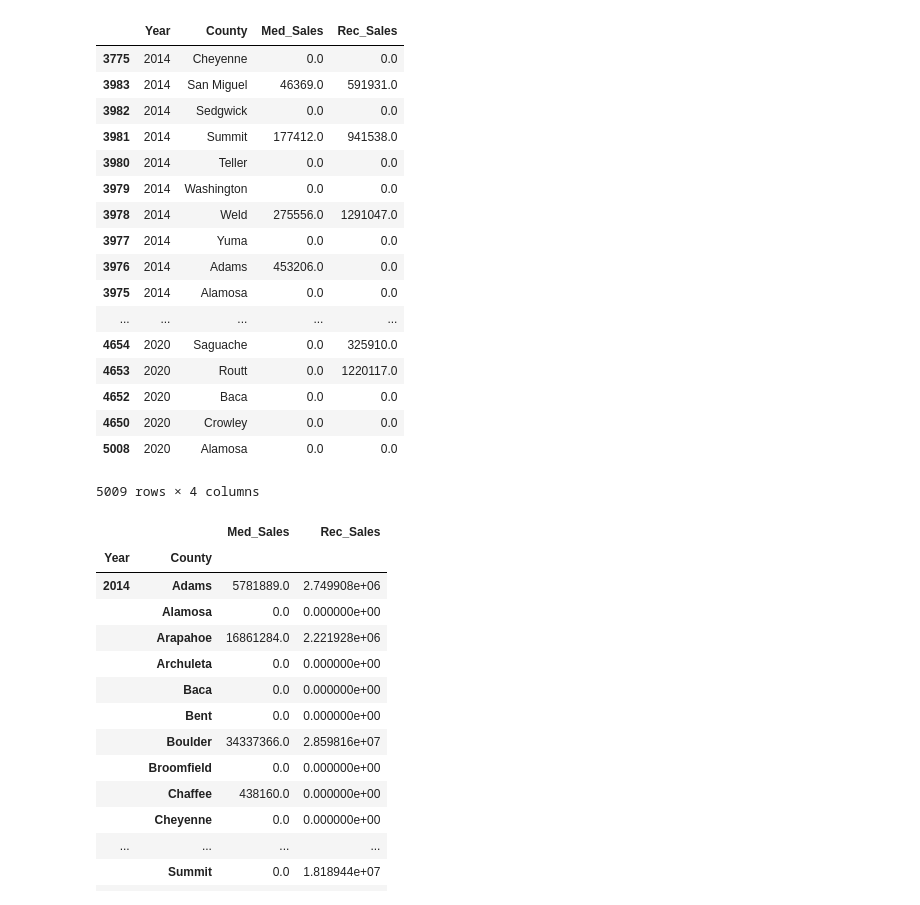
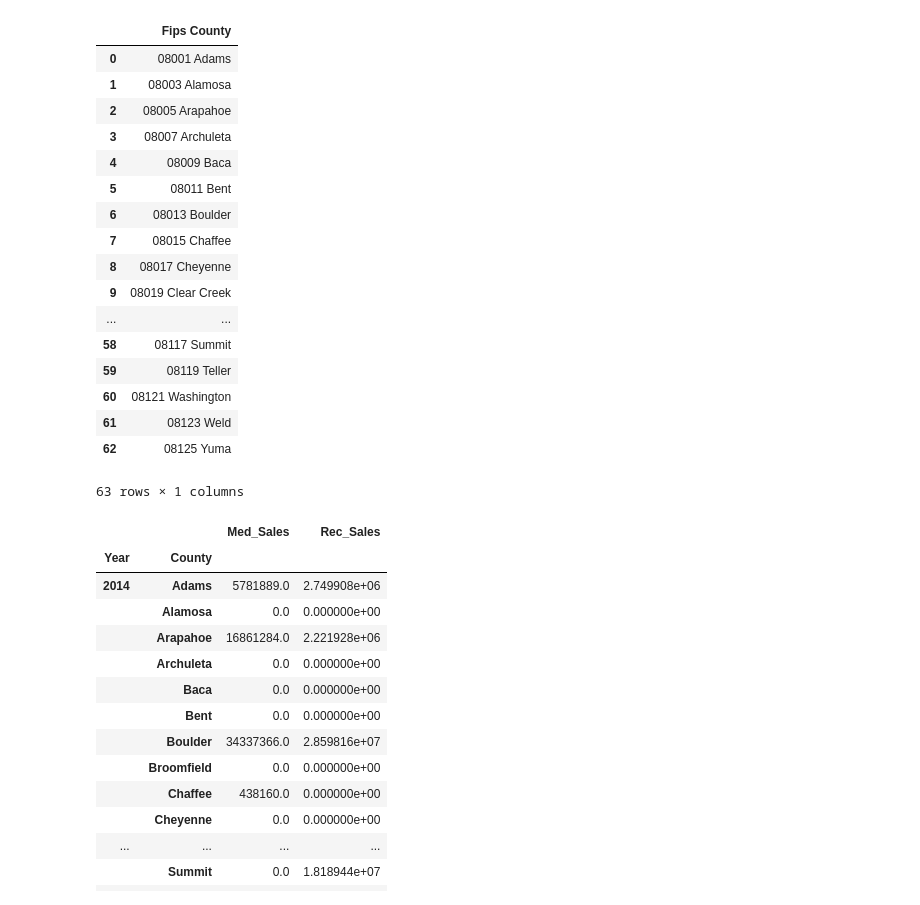
Before and after one commit to jtmcginley123/project-one, a Jupyter notebook: data/james_cleaning.ipynb, the cells around one changed output. Saved outputs shown, nothing was run; the diff lists cells and outputs as text; code cells hidden in the pictures.

```diff
--- a/data/james_cleaning.ipynb
+++ b/data/james_cleaning.ipynb
@@ -6,3 +1,39 @@ import numpy as np
+# %%
+# Imports
+import os
+import csv
+import pandas as pd
+from pathlib import Path
+
+# Set the path for the csv file
+csvpath = os.path.join('rawdata/James-CO-FIPS.tsv')
+
+# Open the csv
+with open(csvpath, newline="", encoding='utf8', errors='ignore') as csvfile:
+    csvreader = pd.read_csv(csvfile, delimiter="\t")
+
+# Create FIPS dataframe - FIPS is used from US Census as the county code
+fips = pd.DataFrame(csvreader)
+fips
+# %% [output]
+|  | Fips County |
+| 0 | 08001 Adams |
+| 1 | 08003 Alamosa |
+| 2 | 08005 Arapahoe |
+| 3 | 08007 Archuleta |
+| 4 | 08009 Baca |
+| 5 | 08011 Bent |
+| 6 | 08013 Boulder |
+| 7 | 08015 Chaffee |
+| 8 | 08017 Cheyenne |
+| 9 | 08019 Clear Creek |
+| ... | ... |
+| 58 | 08117 Summit |
+| 59 | 08119 Teller |
+| 60 | 08121 Washington |
+| 61 | 08123 Weld |
+| 62 | 08125 Yuma |
+63 rows × 1 columns
 # %%
 #Import file
 sales_rev = pd.read_csv("rawdata/James-Marijuana-Sales-Revenue-Colorado.csv")
@@ -13,26 +44,19 @@ sales_rev['Med_Sales'] = sales_rev['Med_Sales'].fillna(0)
 sales_rev['Rec_Sales'] = sales_rev['Rec_Sales'].fillna(0)
 sales_rev_clean = sales_rev[['Year', 'County', 'Med_Sales', 'Rec_Sales']]
 
-sales_rev_clean
+#sales_fips_merged = pd.merge(left=sales_rev_clean, right=fips, how='left', left_on='County', right_on='County')
+# In this case `species_id` is the only column name in  both dataframes, so if we skipped `left_on`
+# And `right_on` arguments we would still get the same result
+#m#erged_left = pd.merge(left=survey_sub, right=species_sub, how='left', left_on='species_id', right_on='species_id')
+#merged_left
+# What's the size of the output data?
+#sales_fips_merged.shape
+#sales_fips_merged
+
+
+#sales_rev_clean = sales_rev_clean.append(fips)
+#In [13]: result = df1.append(df2)
+#sales_rev_clean
-# %% [output]
-|  | Year | County | Med_Sales | Rec_Sales |
-| 3775 | 2014 | Cheyenne | 0.0 | 0.0 |
-| 3983 | 2014 | San Miguel | 46369.0 | 591931.0 |
-| 3982 | 2014 | Sedgwick | 0.0 | 0.0 |
-| 3981 | 2014 | Summit | 177412.0 | 941538.0 |
-| 3980 | 2014 | Teller | 0.0 | 0.0 |
-| 3979 | 2014 | Washington | 0.0 | 0.0 |
-| 3978 | 2014 | Weld | 275556.0 | 1291047.0 |
-| 3977 | 2014 | Yuma | 0.0 | 0.0 |
-| 3976 | 2014 | Adams | 453206.0 | 0.0 |
-| 3975 | 2014 | Alamosa | 0.0 | 0.0 |
-| ... | ... | ... | ... | ... |
-| 4654 | 2020 | Saguache | 0.0 | 325910.0 |
-| 4653 | 2020 | Routt | 0.0 | 1220117.0 |
-| 4652 | 2020 | Baca | 0.0 | 0.0 |
-| 4650 | 2020 | Crowley | 0.0 | 0.0 |
-| 5008 | 2020 | Alamosa | 0.0 | 0.0 |
-5009 rows × 4 columns
 # %%
 #Group data by year, then county, and add up the med sales and rec sales -- could not get rec sales out of scientific notation
 #sales_rev_clean.dtypes
```
Also changed, not shown: parts of 2 cells of this notebook, 2 other files.
